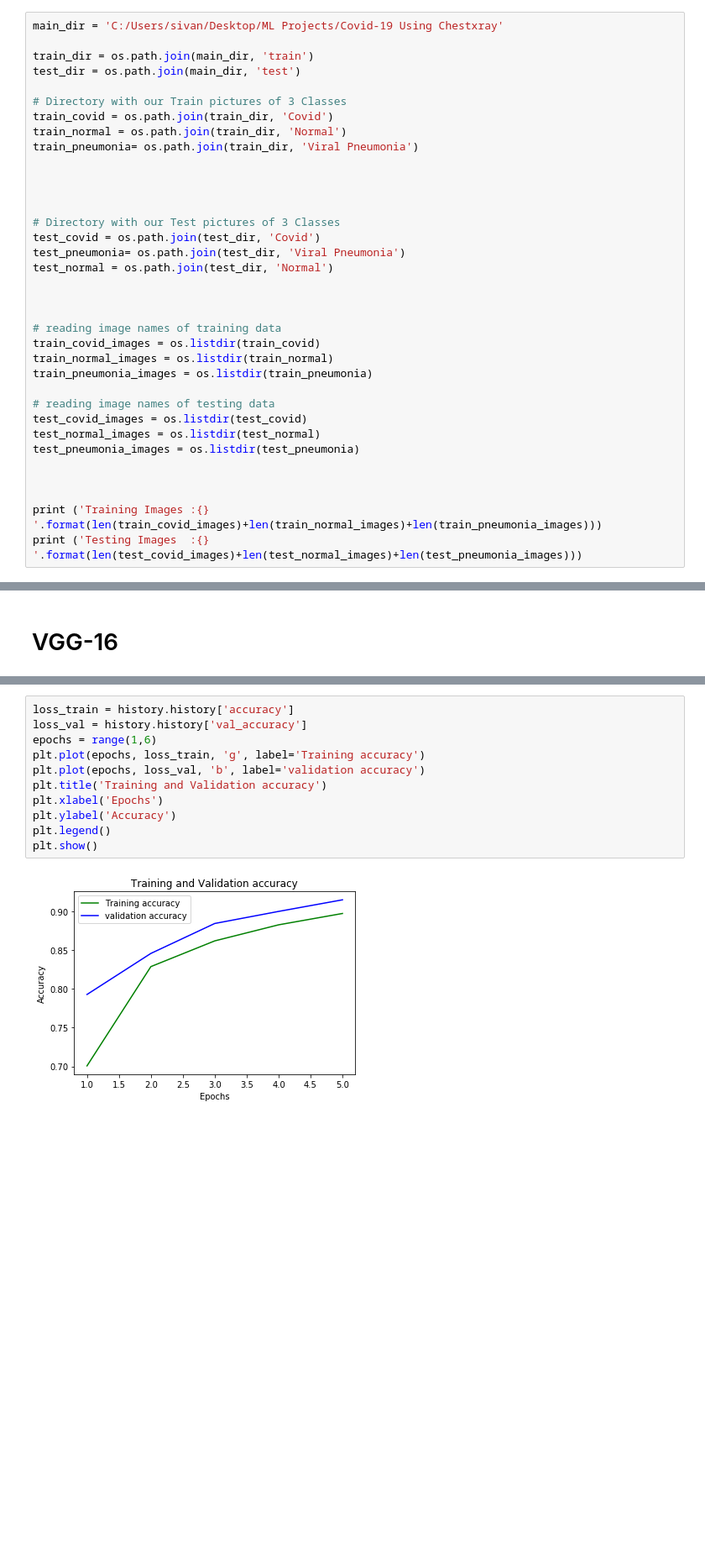
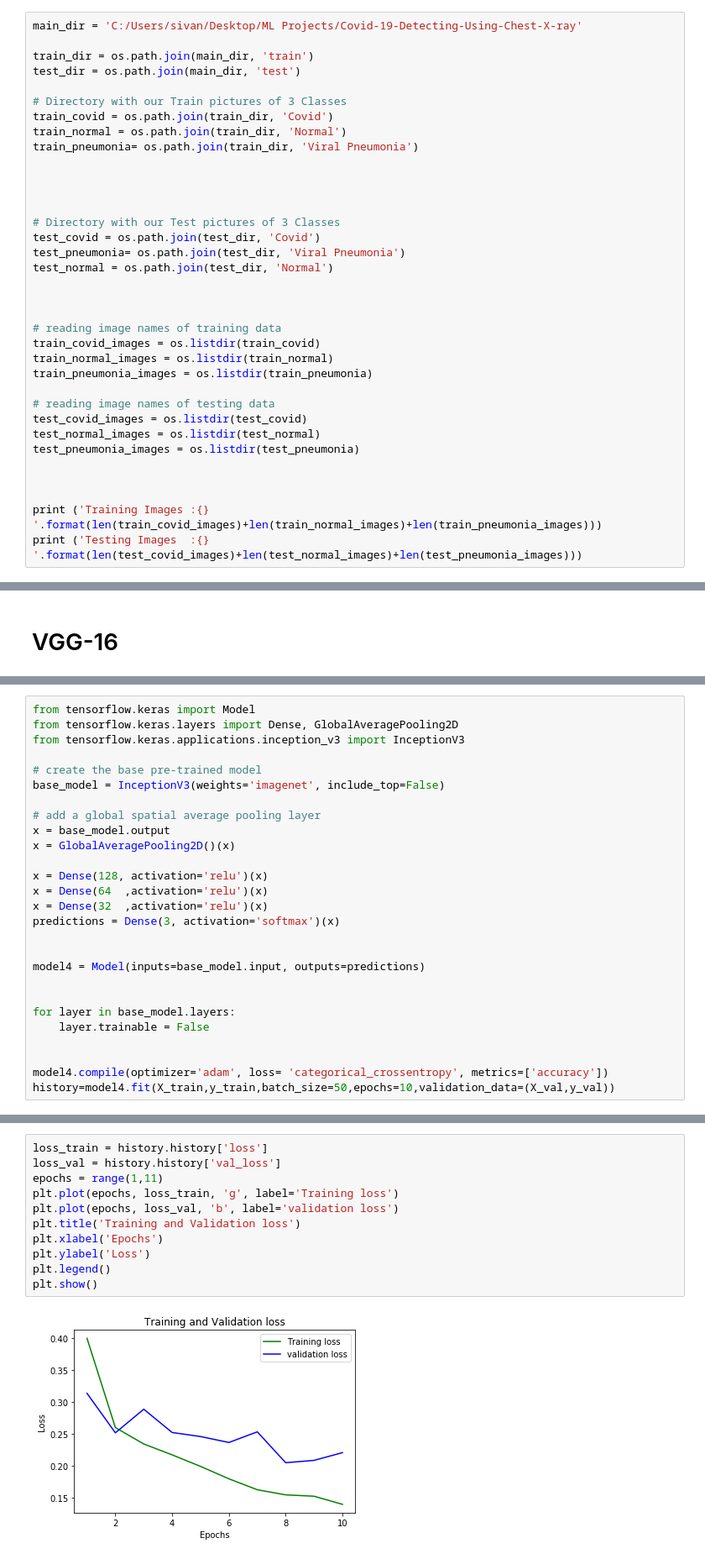
Before and after one commit to sivanandapokala/Covid-19-Detecting-Using-Chest-X-ray, a Jupyter notebook: Covid-19 Detection Using Chest _x-ray.ipynb, the cells around one changed output, grey strips where cells are left out. Shown at 84% size. Saved outputs shown, nothing was run; the diff lists cells and outputs as text; blank space fills up the shorter version.

```diff
--- a/Covid-19 Detection Using Chest _x-ray.ipynb
+++ b/Covid-19 Detection Using Chest _x-ray.ipynb
@@ -17,7 +18,7 @@ from sklearn.metrics import log_loss, accuracy_score, precision_score,recall_sco
 # %% [markdown]
 ## Loading the images
 # %%
-main_dir = 'C:/Users/sivan/Desktop/ML Projects/Covid-19 Using Chestxray'
+main_dir = 'C:/Users/sivan/Desktop/ML Projects/Covid-19-Detecting-Using-Chest-X-ray'
 
 train_dir = os.path.join(main_dir, 'train')
 test_dir = os.path.join(main_dir, 'test')
@@ -638,0 +570,27 @@ print(accuracy_score(test_labels3,y_hat3))
+# %%
+from tensorflow.keras import Model
+from tensorflow.keras.layers import Dense, GlobalAveragePooling2D
+from tensorflow.keras.applications.inception_v3 import InceptionV3
+
+# create the base pre-trained model
+base_model = InceptionV3(weights='imagenet', include_top=False)
+
+# add a global spatial average pooling layer
+x = base_model.output
+x = GlobalAveragePooling2D()(x)
+
+x = Dense(128, activation='relu')(x)
+x = Dense(64  ,activation='relu')(x)
+x = Dense(32  ,activation='relu')(x)
+predictions = Dense(3, activation='softmax')(x)
+
+
+model4 = Model(inputs=base_model.input, outputs=predictions)
+
+
+for layer in base_model.layers:
+    layer.trainable = False
+
+
+model4.compile(optimizer='adam', loss= 'categorical_crossentropy', metrics=['accuracy'])
+history=model4.fit(X_train,y_train,batch_size=50,epochs=10,validation_data=(X_val,y_val))
@@ -652,13 +631,13 @@ plt.show()
 # %%
-loss_train = history.history['accuracy']
-loss_val = history.history['val_accuracy']
-epochs = range(1,6)
-plt.plot(epochs, loss_train, 'g', label='Training accuracy')
-plt.plot(epochs, loss_val, 'b', label='validation accuracy')
-plt.title('Training and Validation accuracy')
+loss_train = history.history['loss']
+loss_val = history.history['val_loss']
+epochs = range(1,11)
+plt.plot(epochs, loss_train, 'g', label='Training loss')
+plt.plot(epochs, loss_val, 'b', label='validation loss')
+plt.title('Training and Validation loss')
 plt.xlabel('Epochs')
-plt.ylabel('Accuracy')
+plt.ylabel('Loss')
 plt.legend()
 plt.show()
 # %% [output]
-[figure, old version]
+[figure, new version]
```
Also changed, not shown: parts of 50 cells of this notebook.
